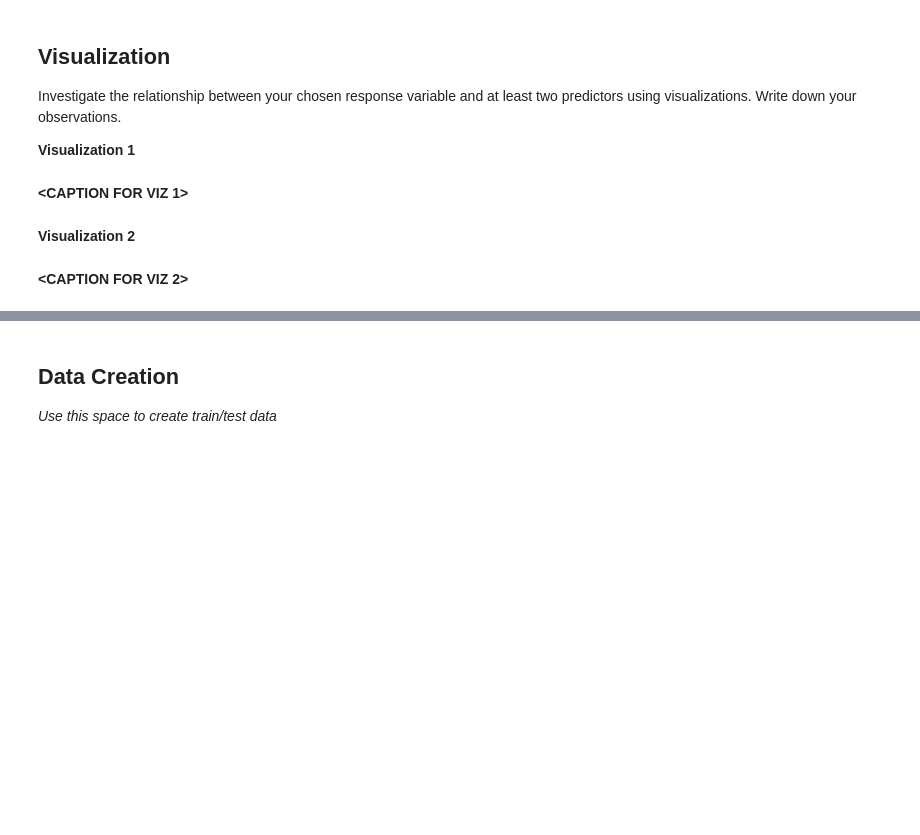
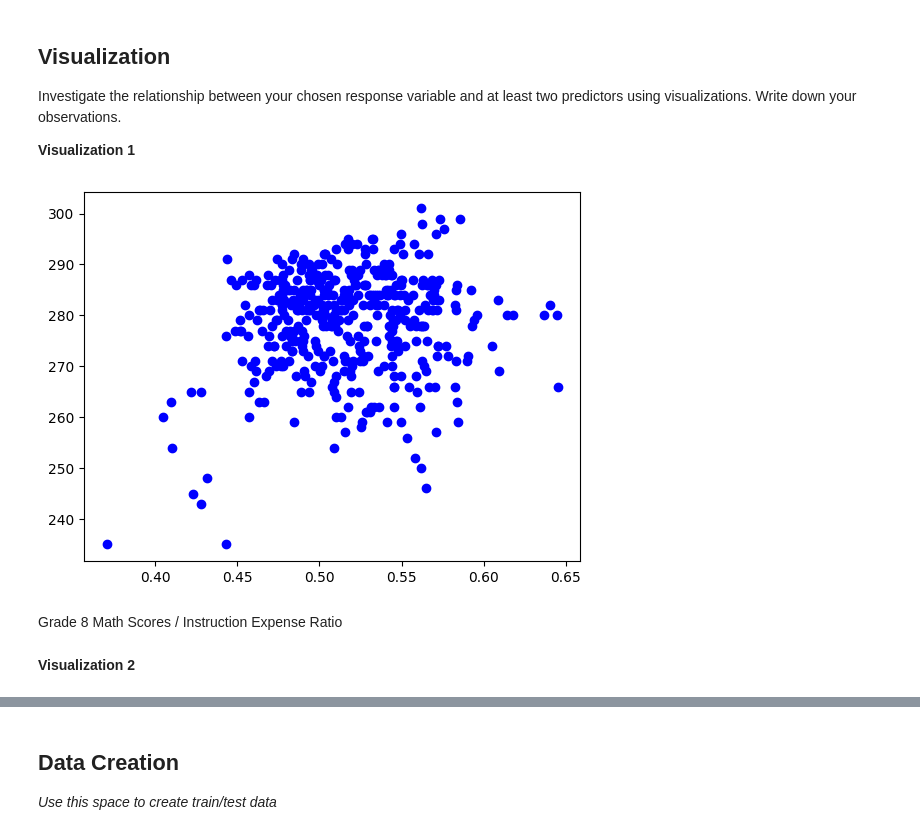
Before and after one commit to MichiganDataScienceTeam/MDST-Onboarding, a Jupyter notebook: tutorial1/checkpoint1.ipynb, the cells around one changed output, grey strips where cells are left out. Saved outputs shown, nothing was run; the diff lists cells and outputs as text; code cells hidden in the pictures; blank space fills up the shorter version.

```diff
--- a/tutorial1/checkpoint1.ipynb
+++ b/tutorial1/checkpoint1.ipynb
@@ -32,2 +38,5 @@ Import `numpy`, `pandas`, and `matplotlib`.
 # %% [markdown]
 Load in the "states_edu.csv" dataset and take a look at the head of the data
+# %%
+df = pd.read_csv('../data/states_edu.csv')
+df.head()
@@ -35,3 +52,18 @@ Load in the "states_edu.csv" dataset and take a look at the head of the data
 You should always familiarize yourself with what each column in the dataframe represents. Read about the states_edu dataset here: https://www.kaggle.com/noriuk/us-education-datasets-unification-project
 # %% [markdown]
 Use this space to rename columns, deal with missing data, etc. _(optional)_
+# %%
+df.rename({
+    'GRADES_PK_G':'ENROLL_PREK',
+    'GRADES_KG_G':'ENROLL_KINDER',
+    'GRADES_4_G':'ENROLL_4',
+    'GRADES_8_G':'ENROLL_8',
+    'GRADES_12_G':'ENROLL_12',
+    'GRADES_1_8_G':'ENROLL_PRIMARY',
+    'GRADES_9_12_G':'ENROLL_HS',
+    'GRADES_ALL_G':'ENROLL_ALL',
+    'ENROLL':'ENROLL_ALL_EST'
+    },
+    axis=1,inplace=True)
+
+df.head()
@@ -61,0 +145,3 @@ Feature engineering justification: **<BRIEFLY DESCRIBE WHY YOU MADE THE CHANGES
+# %%
+df['INSTRUCTION_EXPENDITURE_RATIO'] = df['INSTRUCTION_EXPENDITURE'] / df['TOTAL_EXPENDITURE']
+df['SUPPORT_SERVICES_EXPENDITURE_PER_STUDENT'] = df['SUPPORT_SERVICES_EXPENDITURE'] / df['ENROLL_ALL']
@@ -65,9 +156,14 @@ Feature engineering justification: **<BRIEFLY DESCRIBE WHY YOU MADE THE CHANGES
 Investigate the relationship between your chosen response variable and at least two predictors using visualizations. Write down your observations.
 
 **Visualization 1**
-# %% [markdown]
-**<CAPTION FOR VIZ 1>**
+# %%
+# INSTRUCTION_EXPENDITURE_RATIO is probably related to AVG_MATH_8_SCORE and AVG_MATH_4_SCORE
+# Good instruction == higher math scores?
+import matplotlib.pyplot as plt
+plt.scatter(df['INSTRUCTION_EXPENDITURE_RATIO'], df['AVG_MATH_8_SCORE'], color='blue')
+# %% [output]
+[figure, added]
+# %% [markdown]
+Grade 8 Math Scores / Instruction Expense Ratio
 # %% [markdown]
 **Visualization 2**
-# %% [markdown]
-**<CAPTION FOR VIZ 2>**
```
Also changed, not shown: parts of 21 cells of this notebook, 1 other file.
